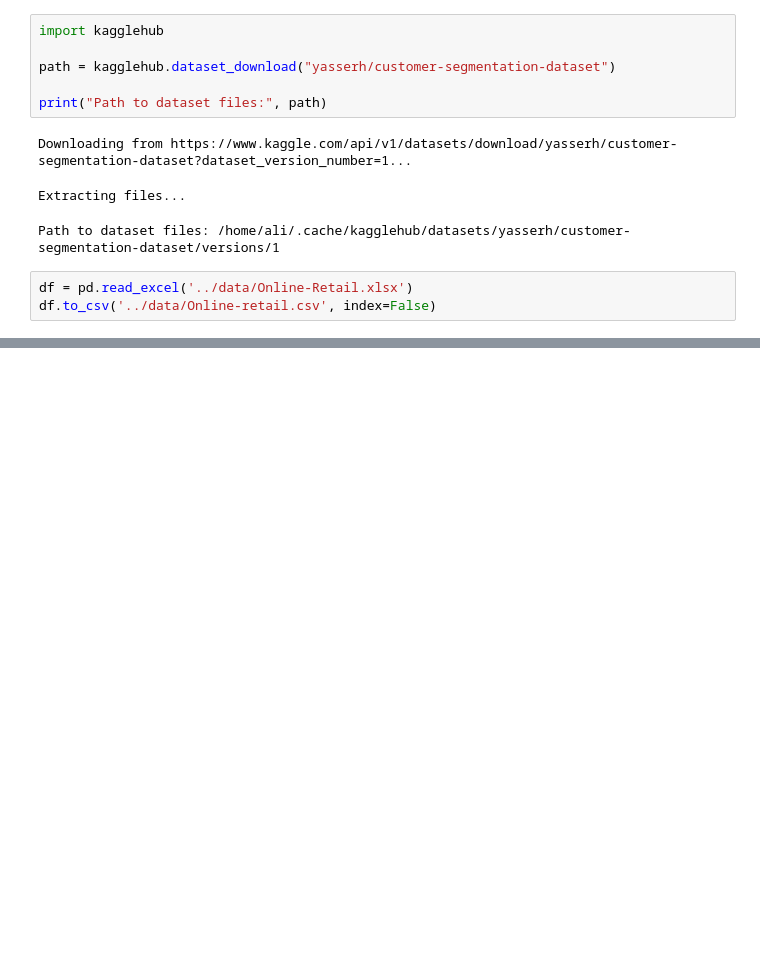
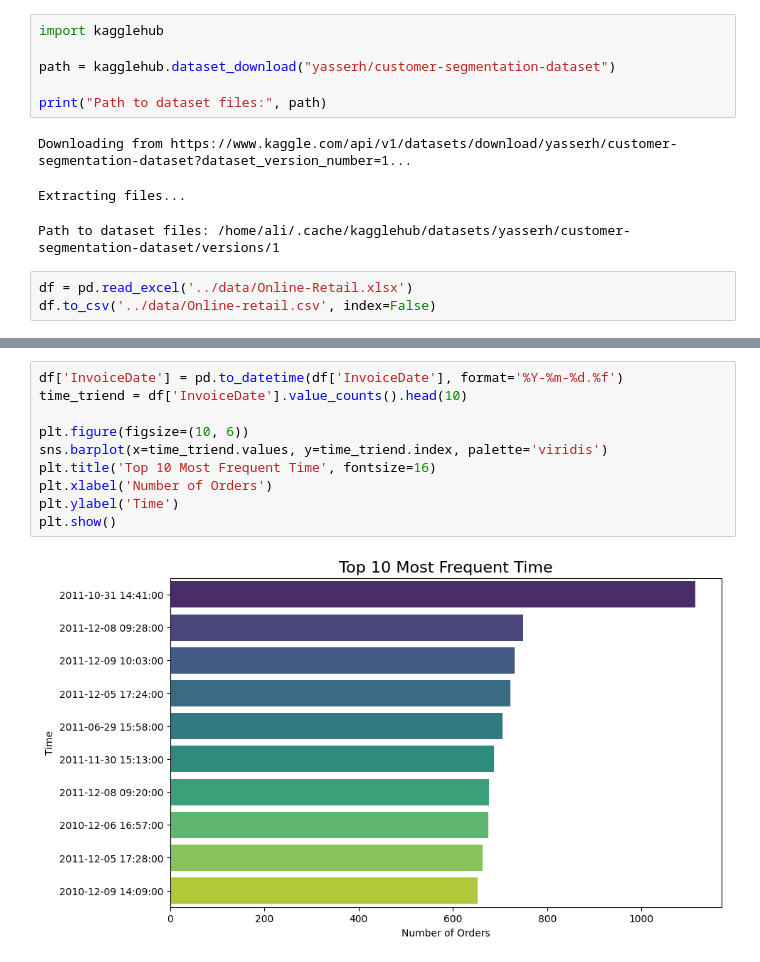
Before and after one commit to aliasgharmirhshai/Customer_Segmentation_Clustering, a Jupyter notebook: notebooks/main.ipynb, the cells around one changed output, grey strips where cells are left out. Saved outputs shown, nothing was run; the diff lists cells and outputs as text; blank space fills up the shorter version.

```diff
--- a/notebooks/main.ipynb
+++ b/notebooks/main.ipynb
@@ -30,0 +97,12 @@ df.head()
+# %%
+df['InvoiceDate'] = pd.to_datetime(df['InvoiceDate'], format='%Y-%m-%d.%f')
+time_triend = df['InvoiceDate'].value_counts().head(10)
+
+plt.figure(figsize=(10, 6))
+sns.barplot(x=time_triend.values, y=time_triend.index, palette='viridis')
+plt.title('Top 10 Most Frequent Time', fontsize=16)
+plt.xlabel('Number of Orders')
+plt.ylabel('Time')
+plt.show()
+# %% [output]
+[figure, added]
```
Also changed, not shown: parts of 12 cells of this notebook, 1 other file.
